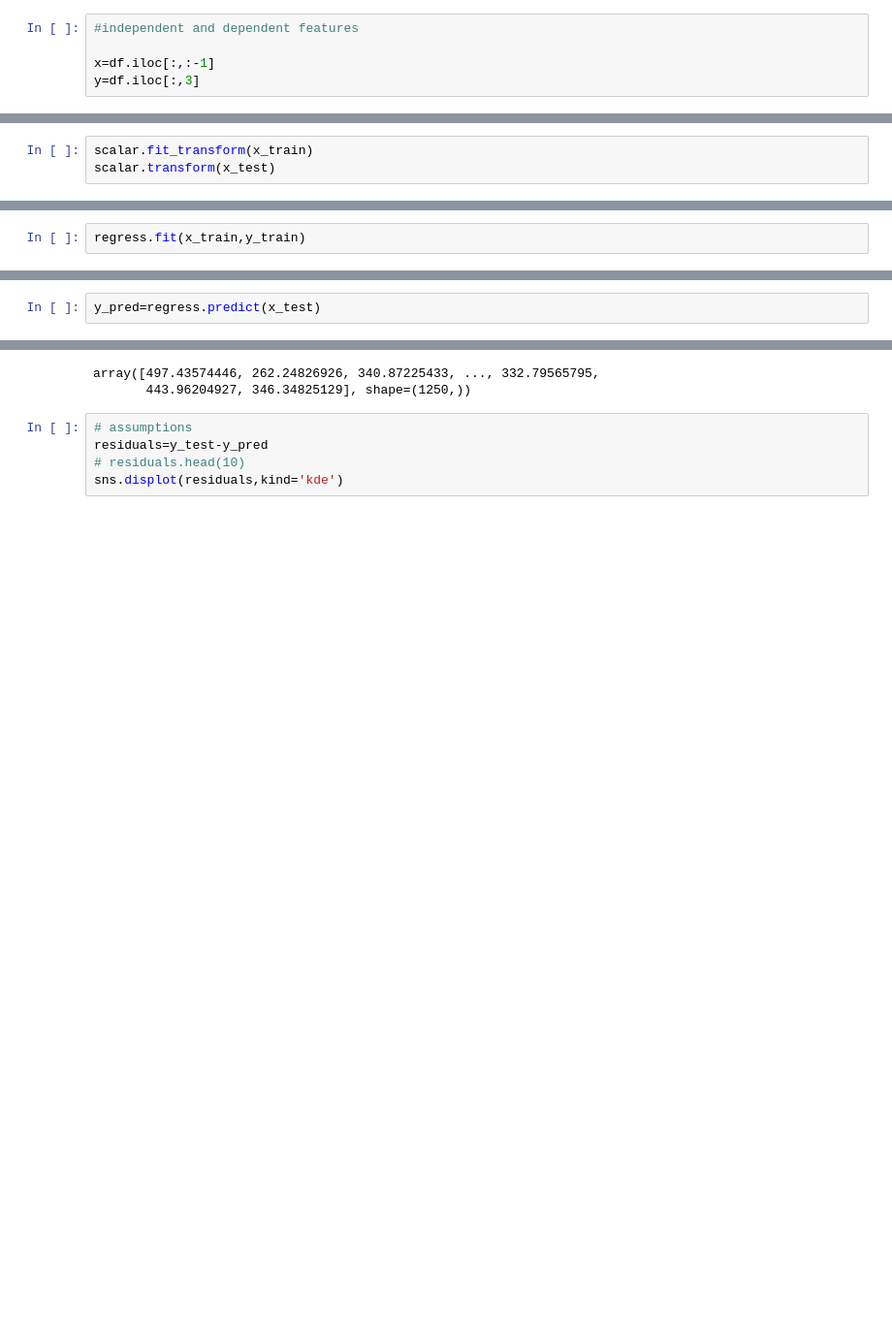
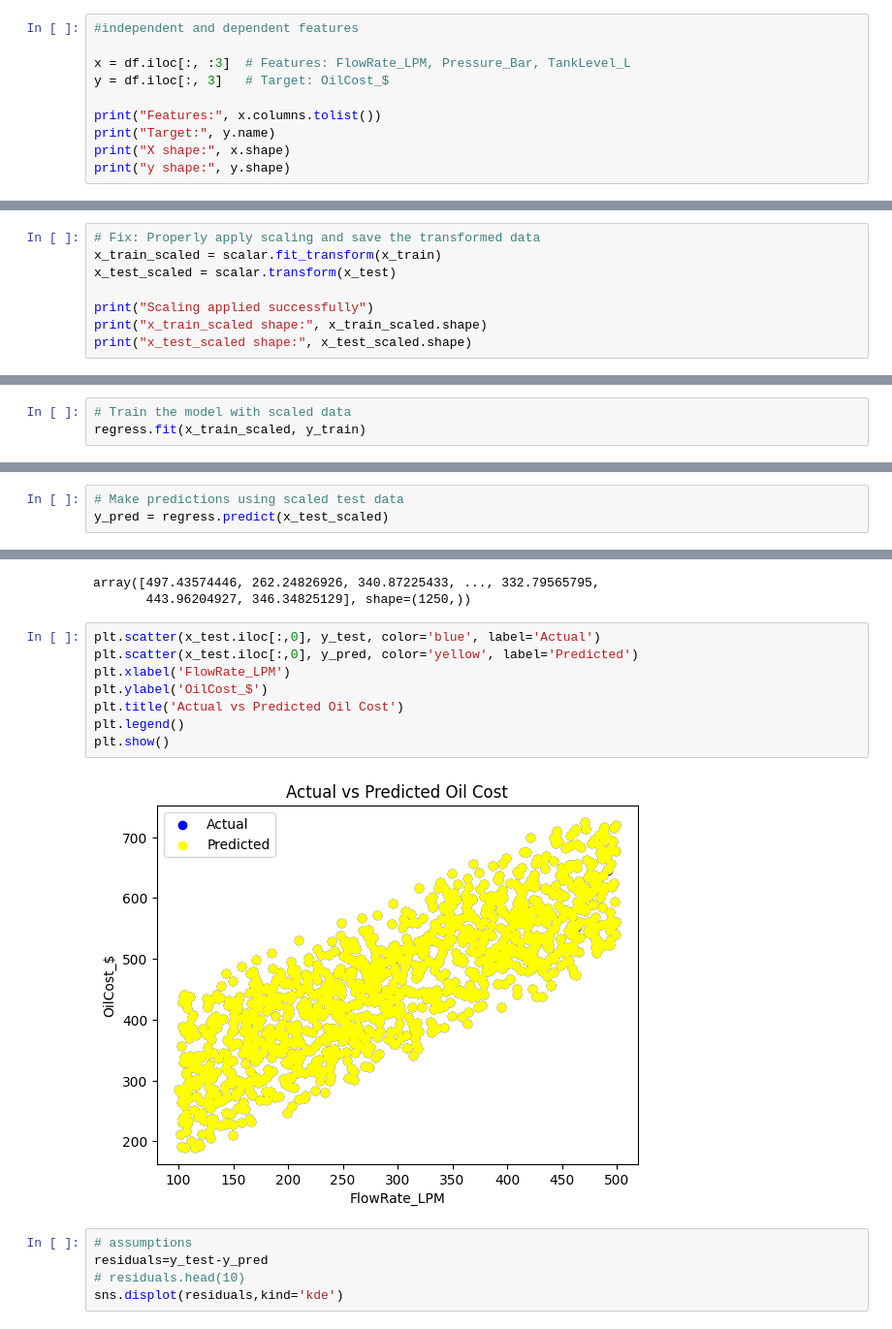
Before and after one commit to vishalsb1/machine-leaarning-, a Jupyter notebook: zdoordie_2025/7_regresion_models/regression/2_multi_reg.ipynb, the cells around one changed output, grey strips where cells are left out. Shown at 97% size. Saved outputs shown, nothing was run; the diff lists cells and outputs as text; blank space fills up the shorter version.

```diff
--- a/zdoordie_2025/7_regresion_models/regression/2_multi_reg.ipynb
+++ b/zdoordie_2025/7_regresion_models/regression/2_multi_reg.ipynb
@@ -118,5 +118,10 @@ df.head()
 # %%
 #independent and dependent features
 
-x=df.iloc[:,:-1]
-y=df.iloc[:,3]
+x = df.iloc[:, :3]  # Features: FlowRate_LPM, Pressure_Bar, TankLevel_L
+y = df.iloc[:, 3]   # Target: OilCost_$
+
+print("Features:", x.columns.tolist())
+print("Target:", y.name)
+print("X shape:", x.shape)
+print("y shape:", y.shape)
@@ -134,6 +174,11 @@ from sklearn.preprocessing import StandardScaler
 
 scalar=StandardScaler()
 # %%
-scalar.fit_transform(x_train)
-scalar.transform(x_test)
+# Fix: Properly apply scaling and save the transformed data
+x_train_scaled = scalar.fit_transform(x_train)
+x_test_scaled = scalar.transform(x_test)
+
+print("Scaling applied successfully")
+print("x_train_scaled shape:", x_train_scaled.shape)
+print("x_test_scaled shape:", x_test_scaled.shape)
 # %% [output]
@@ -149,7 +190,8 @@ from sklearn.linear_model import LinearRegression
 
 regress=LinearRegression()
 # %%
-regress.fit(x_train,y_train)
+# Train the model with scaled data
+regress.fit(x_train_scaled, y_train)
 # %% [output]
 LinearRegression()
 # %%
@@ -202,5 +249,6 @@ x_train,x_test
 # %%
-y_pred=regress.predict(x_test)
+# Make predictions using scaled test data
+y_pred = regress.predict(x_test_scaled)
 # %%
 y_pred
 # %% [output]
@@ -246,6 +294,16 @@ y_pred
 # %% [output]
 array([497.43574446, 262.24826926, 340.87225433, ..., 332.79565795,
        443.96204927, 346.34825129], shape=(1250,))
+# %%
+plt.scatter(x_test.iloc[:,0], y_test, color='blue', label='Actual')
+plt.scatter(x_test.iloc[:,0], y_pred, color='yellow', label='Predicted')
+plt.xlabel('FlowRate_LPM')
+plt.ylabel('OilCost_$')
+plt.title('Actual vs Predicted Oil Cost')
+plt.legend()
+plt.show()
+# %% [output]
+[figure, added]
 # %%
 # assumptions
 residuals=y_test-y_pred
```
Also changed, not shown: parts of 15 cells of this notebook, 2 other files.
